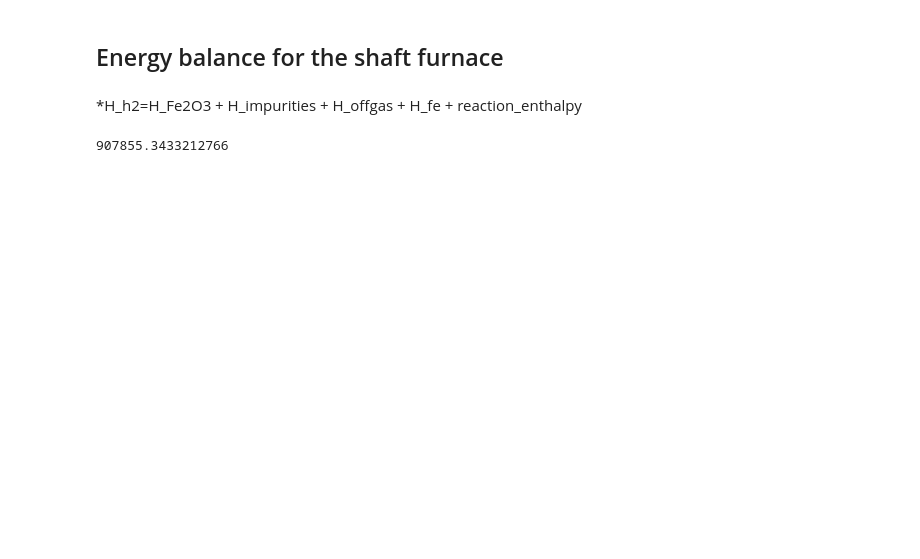
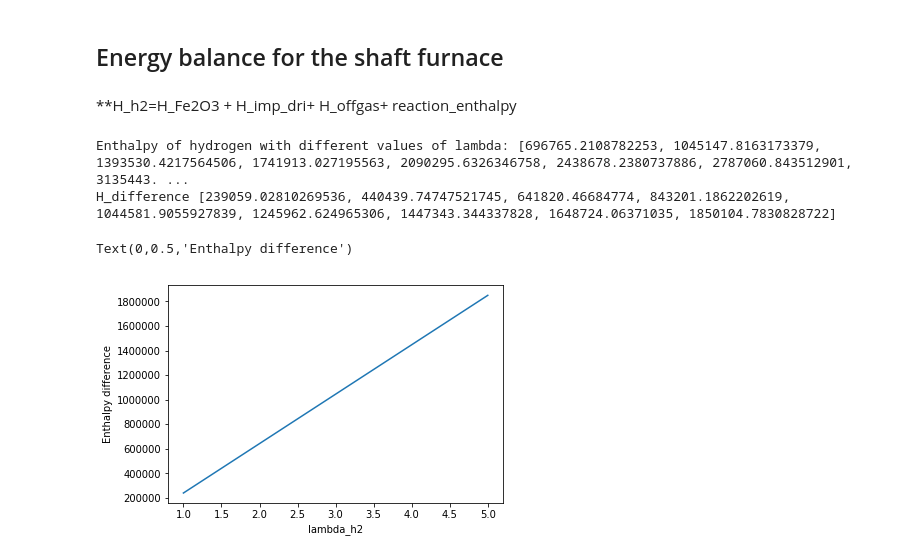
Before and after one commit to abhinavbhaskar/directreducediron, a Jupyter notebook: DRI Shaft furnace energy balance.ipynb, the cells around one changed output. Drawn from its saved outputs; the diff is of its cells as text; code cells hidden in the pictures; blank space fills up the shorter version.

```diff
--- a/DRI Shaft furnace energy balance.ipynb
+++ b/DRI Shaft furnace energy balance.ipynb
@@ -83,0 +148,4 @@ Enthalpy of Iron ore in KJ/kg : 696.9118484140238
+# %%
+eta_el_heat=0.85 # Electrical heating efficiency
+H_ore_heat=(H_Fe2o3+En_sio2+En_al2o3)/eta_el_heat # In KJ
+print("Electrical energy required for heating the iron ore to reduction temperature (in KJ):",H_ore_heat) # in KJ
@@ -210,0 +305,18 @@ print(dhr_per_ts) # Amount of heat to be supplied in kJ for production of 1 ton
+# %%
+def H2O_enthalpy(T):# 500 -1700 K reference :https://webbook.nist.gov/cgi/cbook.cgi?ID=C7732185&Mask=1
+    t=T/1000
+    A=30.09200
+    B=6.832514
+    C=6.793435
+    D=-2.534480
+    E=0.082139
+    F=-250.8810
+    G=223.3967
+    H=-241.8264
+    H_t=A*t +(B*t*t)/2 +(C*t*t*t)/3 + (D*t*t*t*t)/4-(E/t)+F-H
+    return H_t
+T_waste=673 # K Temperature of the iron ore for reduction process1
+H2O_En_per_mol=H2O_enthalpy(T_waste)
+mol_per_kg_H2O=1000/mol_weight_H2O # Number of moles in one kg
+H2O_EN_per_kg=(mol_per_kg_H2O)*(H2O_En_per_mol)
+print("Enthalpy per Kg of Water in kJ/kg :",H2O_EN_per_kg)
@@ -210,0 +325,7 @@ print(dhr_per_ts) # Amount of heat to be supplied in kJ for production of 1 ton
+# %%
+# Energy in the waste stream
+H_offgas=[]
+for k in range(9):
+    H_offgas.append((water_tls*H2O_EN_per_kg) +(H2_waste_stream[k]*H2_enthalpy_1(T_waste)*(1000/mol_weight_H2)))
+
+print("Energy in the waste stream in Kj/tls",H_offgas)
@@ -211,13 +460,23 @@ print(dhr_per_ts) # Amount of heat to be supplied in kJ for production of 1 ton
 # %% [markdown]
 ## Energy balance for the shaft furnace
 # %% [markdown]
-*H_h2=H_Fe2O3 + H_impurities + H_offgas + H_fe + reaction_enthalpy
+**H_h2=H_Fe2O3 + H_imp_dri+ H_offgas+ reaction_enthalpy
-# %%
-H_h2=H2_actual_ts*H2_EN_per_kg
-H_fe2O3=iron_ore_dri*Total_fe2O3*Fe2o3_En_per_ton # Heat required to raise the temperature of metal from ambient to reaction temperature
-H_fe=En_per_ton_fe*iron_ore_dri*Total_fe2O3*iron_oxygen_ratio
-
-H_waste=H_h2+H_fe2O3-H_fe-dhr_per_ts
-print(H_waste)
-# %% [output]
-907855.3433212766
+# %%
+H_h2=[]
+for i in range(9):
+    H_h2.append(H2_per_ts*H2_EN_per_kg*lambda_h2[i]) # To find the value of input energy based on the variation in lambda
+print("Enthalpy of hydrogen with different values of lambda:",H_h2)
+
+H_difference=[] # Difference between the input energy and output energy as defined in the equation above
+for i in range(9):
+    H_difference.append((H_h2[i]+H_ore_heat-H_imp_dri-H_offgas[i]-dhr_per_ts)) # value in KJ This can also be understood as the losses
+print("H_difference",H_difference)
+import matplotlib.pyplot as plt
+plt.plot(lambda_h2,H_difference)
+plt.xlabel('lambda_h2')
+plt.ylabel('Enthalpy difference')
+# %% [output]
+Enthalpy of hydrogen with different values of lambda: [696765.2108782253, 1045147.8163173379, 1393530.4217564506, 1741913.027195563, 2090295.6326346758, 2438678.2380737886, 2787060.843512901, 3135443. ...
+H_difference [239059.02810269536, 440439.74747521745, 641820.46684774, 843201.1862202619, 1044581.9055927839, 1245962.624965306, 1447343.344337828, 1648724.06371035, 1850104.7830828722]
+Text(0,0.5,'Enthalpy difference')
+[figure, added]
```
Also changed, not shown: parts of 24 cells of this notebook.
